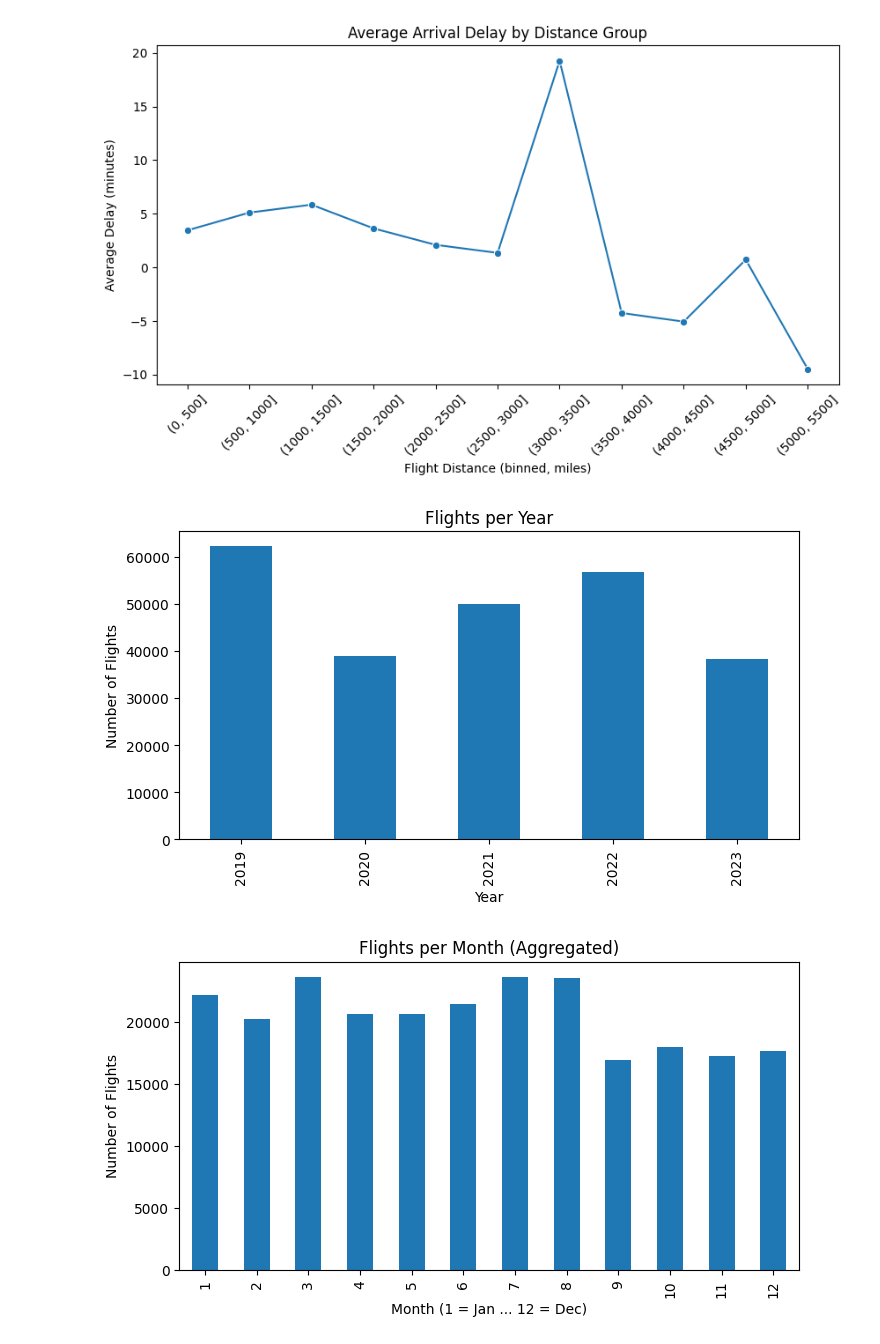
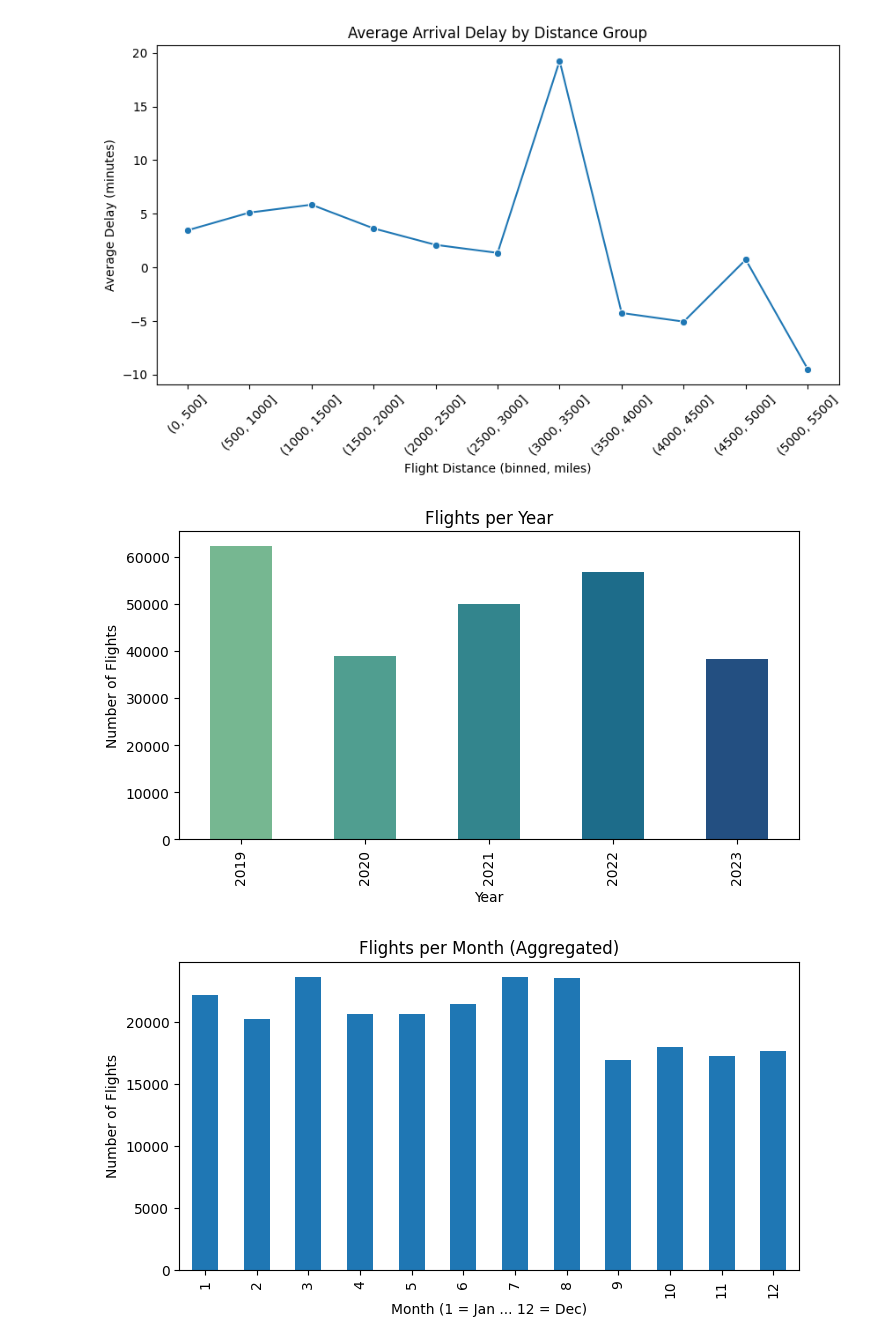
Before and after one commit to srividya228/Airfly-project, a Jupyter notebook: Task2.ipynb, the cells around one changed output. Saved outputs shown, nothing was run; the diff lists cells and outputs as text; code cells hidden in the pictures.

```diff
--- a/Task2.ipynb
+++ b/Task2.ipynb
@@ -256,7 +277,11 @@ for c in ['ARR_DELAY','ARRIVAL_DELAY','ArrDelay']:
 if carrier_col and arr_delay_col:
     avg_delay = df.groupby(carrier_col)[arr_delay_col].mean().dropna().sort_values(ascending=False).head(10)
     if not avg_delay.empty:
-        avg_delay.plot(kind='bar', figsize=(8,4))
+        avg_delay.plot(
+            kind='bar',
+            figsize=(8,4),
+            color=sns.color_palette("coolwarm", len(avg_delay))  # gradient color palette
+        )
         plt.title("Top 10 Airlines by Average Arrival Delay")
         plt.ylabel("Average Delay (minutes)")
         plt.xlabel("Airline")
@@ -307,16 +332,20 @@ if 'ARR_DELAY' in df.columns and 'OP_UNIQUE_CARRIER' in df.columns:
 # %%
 # --- Flights per Year ---
 if 'FL_DATE' in df.columns:
     df['FL_DATE'] = pd.to_datetime(df['FL_DATE'], errors='coerce')
     flights_per_year = df.groupby(df['FL_DATE'].dt.year).size()
 
-    flights_per_year.plot(kind='bar', figsize=(8,4))
+    flights_per_year.plot(
+        kind='bar',
+        figsize=(8,4),
+        color=sns.color_palette("crest", len(flights_per_year))  # gradient by year
+    )
     plt.title("Flights per Year")
     plt.xlabel("Year")
     plt.ylabel("Number of Flights")
     plt.show()
 # %% [output]
-[figure, old version]
+[figure, new version]
 # %%
 # --- Flights per Month (Across Years) ---
 if 'FL_DATE' in df.columns:
```
Also changed, not shown: parts of 2 cells of this notebook.
